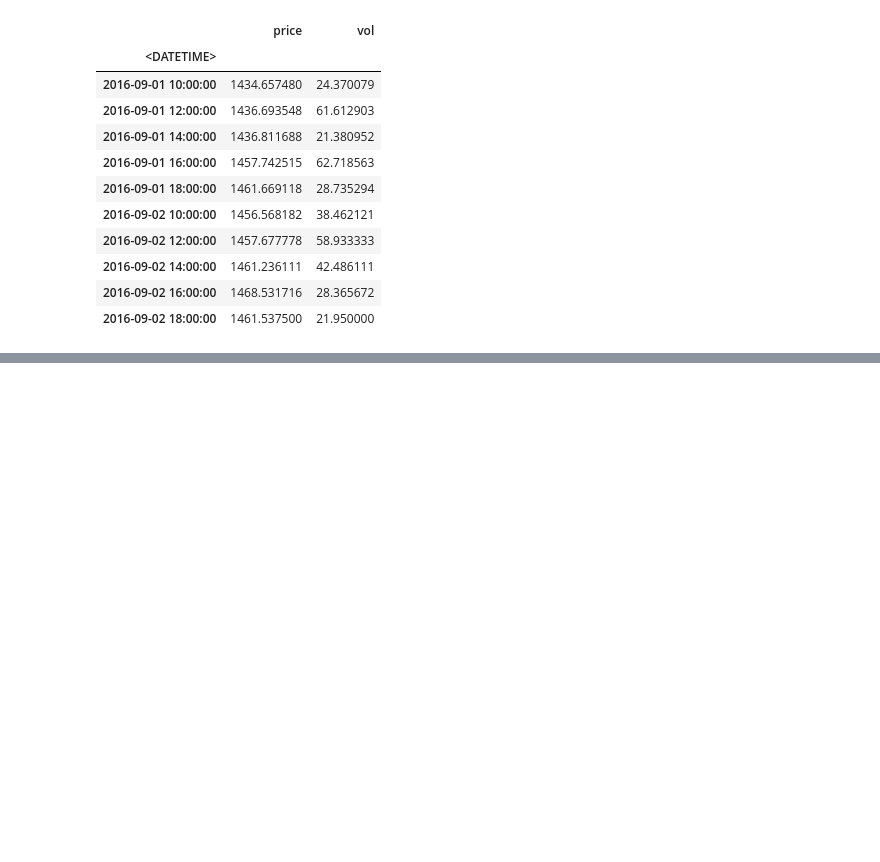
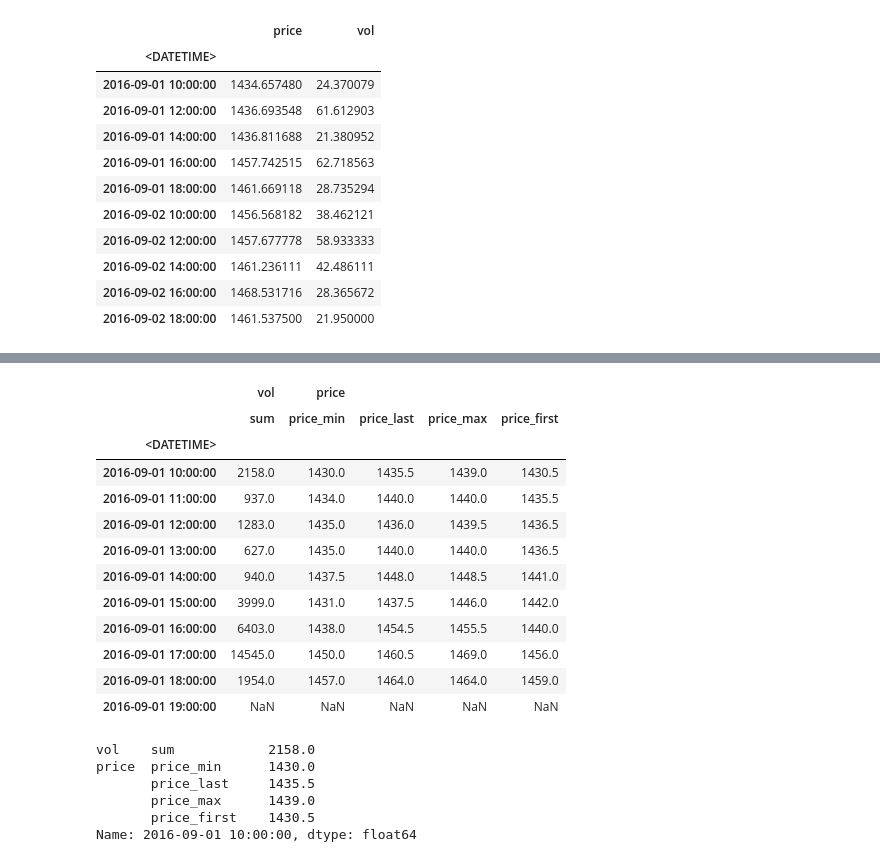
Before and after one commit to poldnev/jupyter-notebooks, a Jupyter notebook: finam-2.ipynb, the cells around one changed output, grey strips where cells are left out. Drawn from its saved outputs; the diff is of its cells as text; code cells hidden in the pictures; blank space fills up the shorter version.

```diff
--- a/finam-2.ipynb
+++ b/finam-2.ipynb
@@ -642,8 +669,8 @@ data.resample('2H').mean().head(15)
 | 2016-09-02 12:00:00 | 1457.677778 | 58.933333 |
 | 2016-09-02 14:00:00 | 1461.236111 | 42.486111 |
 # %%
-data = data.resample('2H').mean()
-data[~data.price.isnull()].head(10)
+data_gr = data.resample('2H').mean()
+data_gr[data_gr.price.notnull()].head(10)
 # %% [output]
 |  | price | vol |
 | <DATETIME> |  |  |
@@ -659,0 +735,34 @@ data[~data.price.isnull()].head(10)
+# %%
+data_gr = data.resample('1H').agg({
+        'vol': 'sum',
+        'price': {
+            'price_min': 'min',
+            'price_max': 'max',
+            'price_first': 'first',
+            'price_last': 'last'
+        }
+    }).head(10)
+data_gr
+# %% [output]
+|  | vol | price |  |  |  |
+|  | sum | price_min | price_last | price_max | price_first |
+| <DATETIME> |  |  |  |  |  |
+| 2016-09-01 10:00:00 | 2158.0 | 1430.0 | 1435.5 | 1439.0 | 1430.5 |
+| 2016-09-01 11:00:00 | 937.0 | 1434.0 | 1440.0 | 1440.0 | 1435.5 |
+| 2016-09-01 12:00:00 | 1283.0 | 1435.0 | 1436.0 | 1439.5 | 1436.5 |
+| 2016-09-01 13:00:00 | 627.0 | 1435.0 | 1440.0 | 1440.0 | 1436.5 |
+| 2016-09-01 14:00:00 | 940.0 | 1437.5 | 1448.0 | 1448.5 | 1441.0 |
+| 2016-09-01 15:00:00 | 3999.0 | 1431.0 | 1437.5 | 1446.0 | 1442.0 |
+| 2016-09-01 16:00:00 | 6403.0 | 1438.0 | 1454.5 | 1455.5 | 1440.0 |
+| 2016-09-01 17:00:00 | 14545.0 | 1450.0 | 1460.5 | 1469.0 | 1456.0 |
+| 2016-09-01 18:00:00 | 1954.0 | 1457.0 | 1464.0 | 1464.0 | 1459.0 |
+| 2016-09-01 19:00:00 | NaN | NaN | NaN | NaN | NaN |
+# %%
+data_gr.iloc[0]
+# %% [output]
+vol    sum            2158.0
+price  price_min      1430.0
+       price_last     1435.5
+       price_max      1439.0
+       price_first    1430.5
+Name: 2016-09-01 10:00:00, dtype: float64
```
Also changed, not shown: parts of 9 cells of this notebook.
